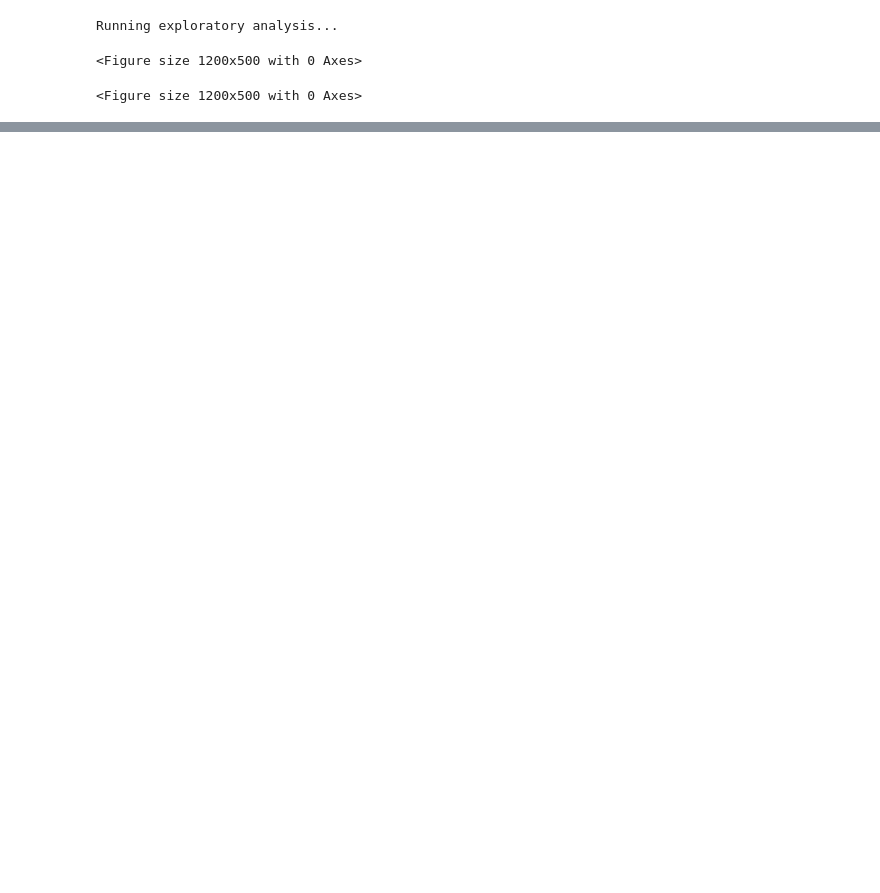
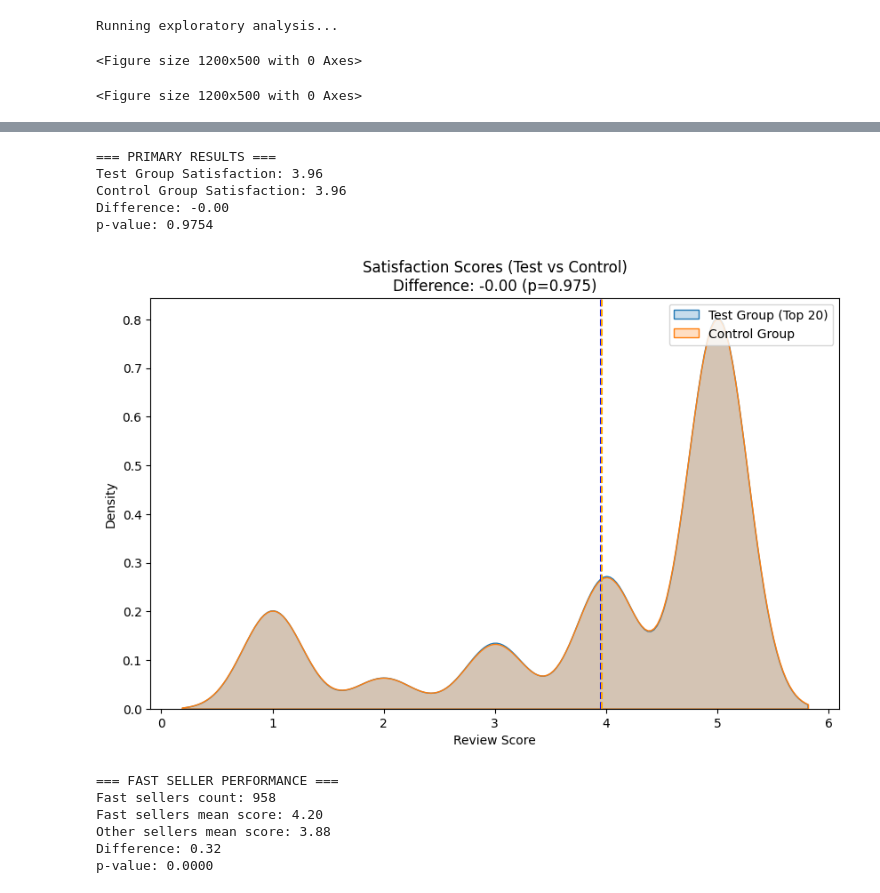
Before and after one commit to JamesLo94/schulich_data_science, a Jupyter notebook: Olist/3.ipynb, the cells around one changed output, grey strips where cells are left out. Cells and saved outputs as stored; diff of their text form; code cells hidden in the pictures; blank space fills up the shorter version.

Commit message:
assignment

```diff
--- a/Olist/3.ipynb
+++ b/Olist/3.ipynb
@@ -89,0 +75,7 @@ Correlation between delivery speed and satisfaction: -0.260
+# %%
+# Assign groups
+np.random.seed(42)
+furniture_data['group'] = np.random.choice(
+    ['test', 'control'],
+    size=len(furniture_data),
+    p=[0.5, 0.5])
@@ -89,0 +90,8 @@ Correlation between delivery speed and satisfaction: -0.260
+# %%
+# Test group: Only include top 20 displayed items
+test_group = furniture_data[furniture_data['group'] == 'test'].copy()
+test_group['display_rank'] = test_group.groupby('customer_id')['fast_seller'].rank(ascending=False)
+test_group = test_group[test_group['display_rank'] <= 20]
+# %%
+# Control group: All items
+control_group = furniture_data[furniture_data['group'] == 'control']
@@ -89,0 +130,52 @@ Correlation between delivery speed and satisfaction: -0.260
+# %%
+# 5. RESULT ANALYSIS
+# ==============
+print("\n=== PRIMARY RESULTS ===")
+# Compare satisfaction
+test_scores = test_group['review_score']
+control_scores = control_group['review_score']
+
+print(f"Test Group Satisfaction: {test_scores.mean():.2f}")
+print(f"Control Group Satisfaction: {control_scores.mean():.2f}")
+t_stat, p_val = stats.ttest_ind(test_scores, control_scores)
+print(f"Difference: {test_scores.mean() - control_scores.mean():.2f}")
+print(f"p-value: {p_val:.4f}")
+# %% [output]
+=== PRIMARY RESULTS ===
+Test Group Satisfaction: 3.96
+Control Group Satisfaction: 3.96
+Difference: -0.00
+p-value: 0.9754
+# %%
+# Visualization
+plt.figure(figsize=(10,6))
+sns.kdeplot(test_scores, label=f'Test Group (Top {TOP_DISPLAY})', fill=True)
+sns.kdeplot(control_scores, label='Control Group', fill=True)
+plt.axvline(x=test_scores.mean(), color='blue', linestyle='--')
+plt.axvline(x=control_scores.mean(), color='orange', linestyle='--')
+plt.title(f"Satisfaction Scores (Test vs Control)\nDifference: {test_scores.mean()-control_scores.mean():.2f} (p={p_val:.3f})")
+plt.xlabel('Review Score')
+plt.ylabel('Density')
+plt.legend()
+plt.show()
+# %% [output]
+[figure, added]
+# %%
+# 6. DEEP VALIDATION
+# ==============
+print("\n=== FAST SELLER PERFORMANCE ===")
+fast_seller_scores = test_group[test_group['fast_seller']]['review_score']
+other_seller_scores = test_group[~test_group['fast_seller']]['review_score']
+
+print(f"Fast sellers count: {len(fast_seller_scores)}")
+print(f"Fast sellers mean score: {fast_seller_scores.mean():.2f}")
+print(f"Other sellers mean score: {other_seller_scores.mean():.2f}")
+print(f"Difference: {fast_seller_scores.mean() - other_seller_scores.mean():.2f}")
+print(f"p-value: {stats.ttest_ind(fast_seller_scores, other_seller_scores)[1]:.4f}")
+# %% [output]
+=== FAST SELLER PERFORMANCE ===
+Fast sellers count: 958
+Fast sellers mean score: 4.20
+Other sellers mean score: 3.88
+Difference: 0.32
+p-value: 0.0000
```
Also changed, not shown: parts of 10 cells of this notebook.
